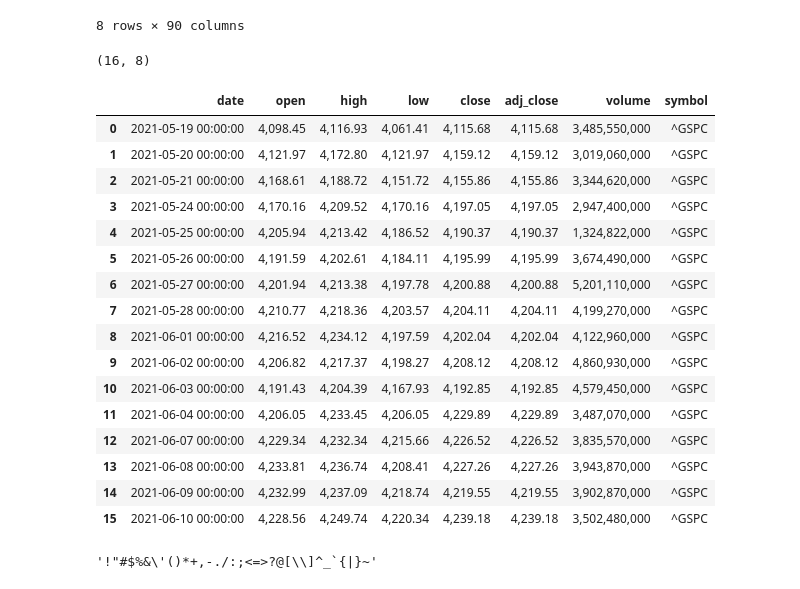
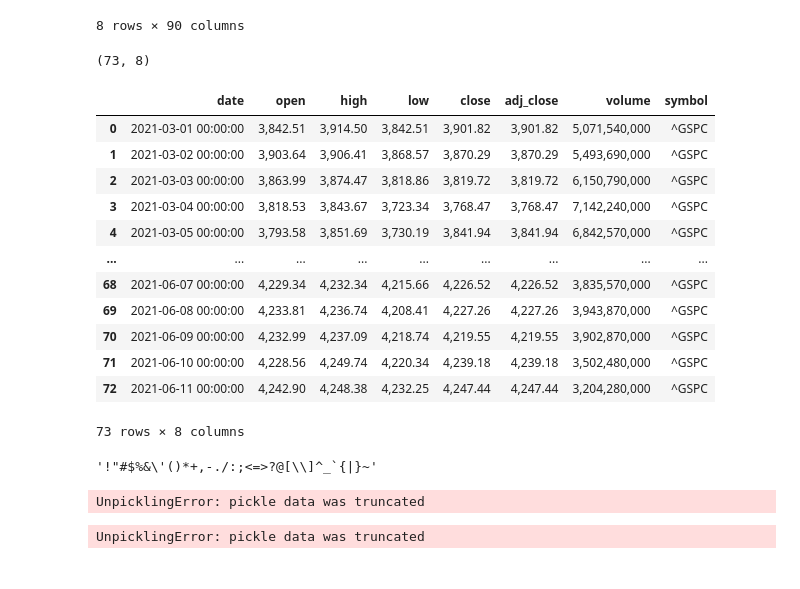
Before and after one commit to Amarilda/MscAston, a Jupyter notebook: MSC/Model.ipynb, the cells around one changed output. Cells and saved outputs as stored; diff of their text form; code cells hidden in the pictures.

```diff
--- a/MSC/Model.ipynb
+++ b/MSC/Model.ipynb
@@ -256,34 +259,30 @@ mom_data.describe()
 # %%
 connection = sqlite3.connect('MSC.db')
 cursor = connection.cursor()
 
 sql = ('''Select distinct * from prices
 where symbol = "^GSPC"
-and date > '2021-05-19'
+and date > '2021-03-01'
           order by date, symbol
        ''')
 df = pd.read_sql_query(sql,connection)
 print(df.shape)
 df
 # %% [output]
-(16, 8)
+(73, 8)
 |  | date | open | high | low | close | adj_close | volume | symbol |
-| 0 | 2021-05-19 00:00:00 | 4,098.45 | 4,116.93 | 4,061.41 | 4,115.68 | 4,115.68 | 3,485,550,000 | ^GSPC |
-| 1 | 2021-05-20 00:00:00 | 4,121.97 | 4,172.80 | 4,121.97 | 4,159.12 | 4,159.12 | 3,019,060,000 | ^GSPC |
-| 2 | 2021-05-21 00:00:00 | 4,168.61 | 4,188.72 | 4,151.72 | 4,155.86 | 4,155.86 | 3,344,620,000 | ^GSPC |
-| 3 | 2021-05-24 00:00:00 | 4,170.16 | 4,209.52 | 4,170.16 | 4,197.05 | 4,197.05 | 2,947,400,000 | ^GSPC |
-| 4 | 2021-05-25 00:00:00 | 4,205.94 | 4,213.42 | 4,186.52 | 4,190.37 | 4,190.37 | 1,324,822,000 | ^GSPC |
-| 5 | 2021-05-26 00:00:00 | 4,191.59 | 4,202.61 | 4,184.11 | 4,195.99 | 4,195.99 | 3,674,490,000 | ^GSPC |
-| 6 | 2021-05-27 00:00:00 | 4,201.94 | 4,213.38 | 4,197.78 | 4,200.88 | 4,200.88 | 5,201,110,000 | ^GSPC |
-| 7 | 2021-05-28 00:00:00 | 4,210.77 | 4,218.36 | 4,203.57 | 4,204.11 | 4,204.11 | 4,199,270,000 | ^GSPC |
-| 8 | 2021-06-01 00:00:00 | 4,216.52 | 4,234.12 | 4,197.59 | 4,202.04 | 4,202.04 | 4,122,960,000 | ^GSPC |
-| 9 | 2021-06-02 00:00:00 | 4,206.82 | 4,217.37 | 4,198.27 | 4,208.12 | 4,208.12 | 4,860,930,000 | ^GSPC |
-| 10 | 2021-06-03 00:00:00 | 4,191.43 | 4,204.39 | 4,167.93 | 4,192.85 | 4,192.85 | 4,579,450,000 | ^GSPC |
-| 11 | 2021-06-04 00:00:00 | 4,206.05 | 4,233.45 | 4,206.05 | 4,229.89 | 4,229.89 | 3,487,070,000 | ^GSPC |
-| 12 | 2021-06-07 00:00:00 | 4,229.34 | 4,232.34 | 4,215.66 | 4,226.52 | 4,226.52 | 3,835,570,000 | ^GSPC |
-| 13 | 2021-06-08 00:00:00 | 4,233.81 | 4,236.74 | 4,208.41 | 4,227.26 | 4,227.26 | 3,943,870,000 | ^GSPC |
-| 14 | 2021-06-09 00:00:00 | 4,232.99 | 4,237.09 | 4,218.74 | 4,219.55 | 4,219.55 | 3,902,870,000 | ^GSPC |
-| 15 | 2021-06-10 00:00:00 | 4,228.56 | 4,249.74 | 4,220.34 | 4,239.18 | 4,239.18 | 3,502,480,000 | ^GSPC |
+| 0 | 2021-03-01 00:00:00 | 3,842.51 | 3,914.50 | 3,842.51 | 3,901.82 | 3,901.82 | 5,071,540,000 | ^GSPC |
+| 1 | 2021-03-02 00:00:00 | 3,903.64 | 3,906.41 | 3,868.57 | 3,870.29 | 3,870.29 | 5,493,690,000 | ^GSPC |
+| 2 | 2021-03-03 00:00:00 | 3,863.99 | 3,874.47 | 3,818.86 | 3,819.72 | 3,819.72 | 6,150,790,000 | ^GSPC |
+| 3 | 2021-03-04 00:00:00 | 3,818.53 | 3,843.67 | 3,723.34 | 3,768.47 | 3,768.47 | 7,142,240,000 | ^GSPC |
+| 4 | 2021-03-05 00:00:00 | 3,793.58 | 3,851.69 | 3,730.19 | 3,841.94 | 3,841.94 | 6,842,570,000 | ^GSPC |
+| ... | ... | ... | ... | ... | ... | ... | ... | ... |
+| 68 | 2021-06-07 00:00:00 | 4,229.34 | 4,232.34 | 4,215.66 | 4,226.52 | 4,226.52 | 3,835,570,000 | ^GSPC |
+| 69 | 2021-06-08 00:00:00 | 4,233.81 | 4,236.74 | 4,208.41 | 4,227.26 | 4,227.26 | 3,943,870,000 | ^GSPC |
+| 70 | 2021-06-09 00:00:00 | 4,232.99 | 4,237.09 | 4,218.74 | 4,219.55 | 4,219.55 | 3,902,870,000 | ^GSPC |
+| 71 | 2021-06-10 00:00:00 | 4,228.56 | 4,249.74 | 4,220.34 | 4,239.18 | 4,239.18 | 3,502,480,000 | ^GSPC |
+| 72 | 2021-06-11 00:00:00 | 4,242.90 | 4,248.38 | 4,232.25 | 4,247.44 | 4,247.44 | 3,204,280,000 | ^GSPC |
+73 rows × 8 columns
 # %%
 import string
 string.punctuation
@@ -291,0 +296,13 @@ string.punctuation
+# %%
+# scrape february of 2020
+article_df, comment_df = scrape_month(your_api_key, date=dt.date(2021, 1, 1))
+
+# scrape all articles month by month
+run_scraper(your_api_key)
+# %% [output]
+UnpicklingError: pickle data was truncated
+# %%
+import pandas as pd
+article_df = pd.read_pickle('2021-01-articles.pickle')
+# %% [output]
+UnpicklingError: pickle data was truncated
```
Also changed, not shown: parts of 10 cells of this notebook, 3 other files.
